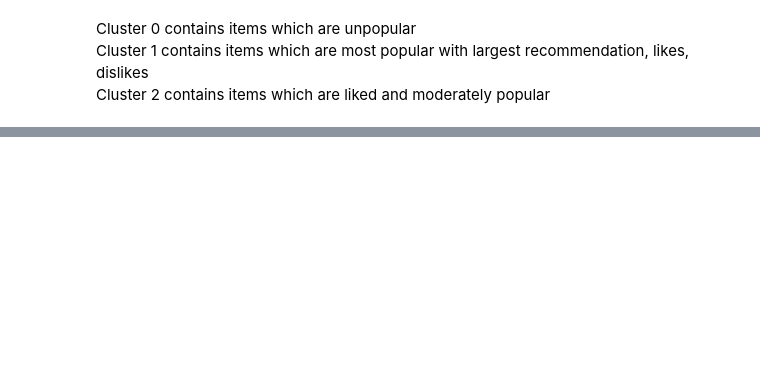
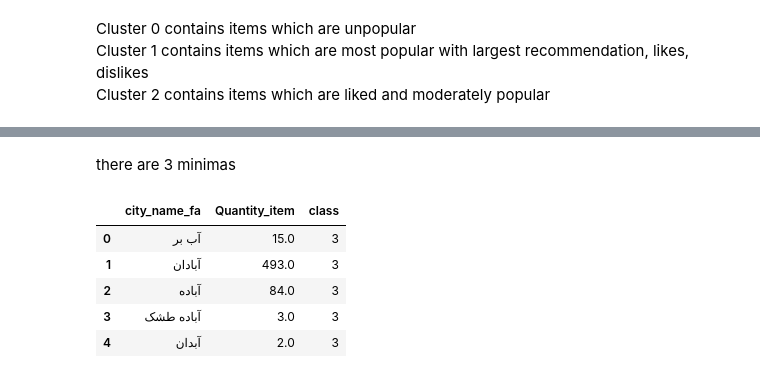
Before and after one commit to sulaimanbehzad/Clustering_according_to_item_popularity, a Jupyter notebook: clustering.ipynb, the cells around one changed output, grey strips where cells are left out. Cells and saved outputs as stored; diff of their text form; code cells hidden in the pictures; blank space fills up the shorter version.

```diff
--- a/clustering.ipynb
+++ b/clustering.ipynb
@@ -527,0 +637,15 @@ Cluster 2 contains items which are liked and moderately popular
+# %% [markdown]
+there are 3 minimas
+# %%
+minimas, maximas = argrelextrema(scores, np.less)[0], argrelextrema(scores, np.greater)[0]
+points = list(np.int_(n_samples[minimas]))
+ranges = {range(0, points[0] + 1): 3, range(points[0] + 1, points[1] + 1): 2, range(points[1] + 1, points[2] + 1): 1, range(points[2] + 1, 400000): 0}
+orders['class'] = orders['Quantity_item'].apply(lambda x: next((v for k, v in ranges.items() if x in k), 0))
+orders.head()
+# %% [output]
+|  | city_name_fa | Quantity_item | class |
+| 0 | آب بر | 15.0 | 3 |
+| 1 | آبادان | 493.0 | 3 |
+| 2 | آباده | 84.0 | 3 |
+| 3 | آباده طشک | 3.0 | 3 |
+| 4 | آبدان | 2.0 | 3 |
```
Also changed, not shown: parts of 21 cells of this notebook.
